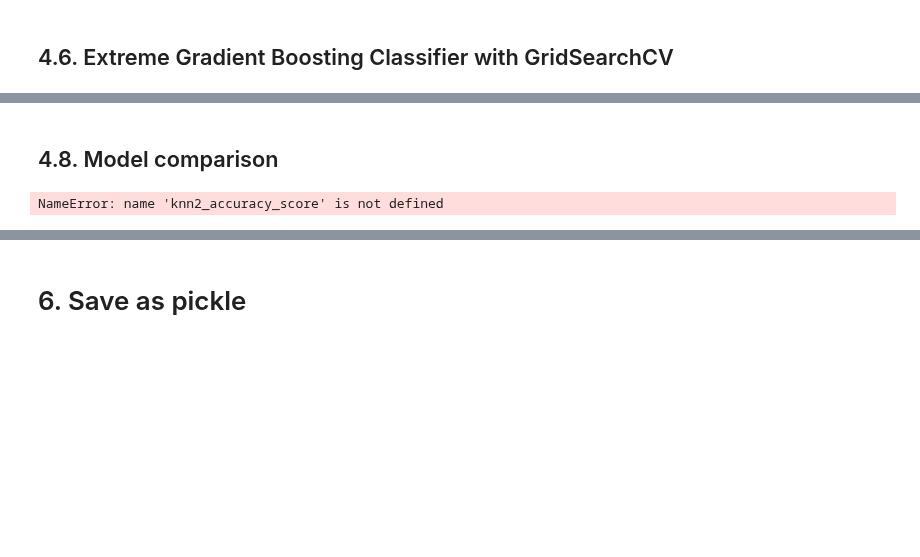
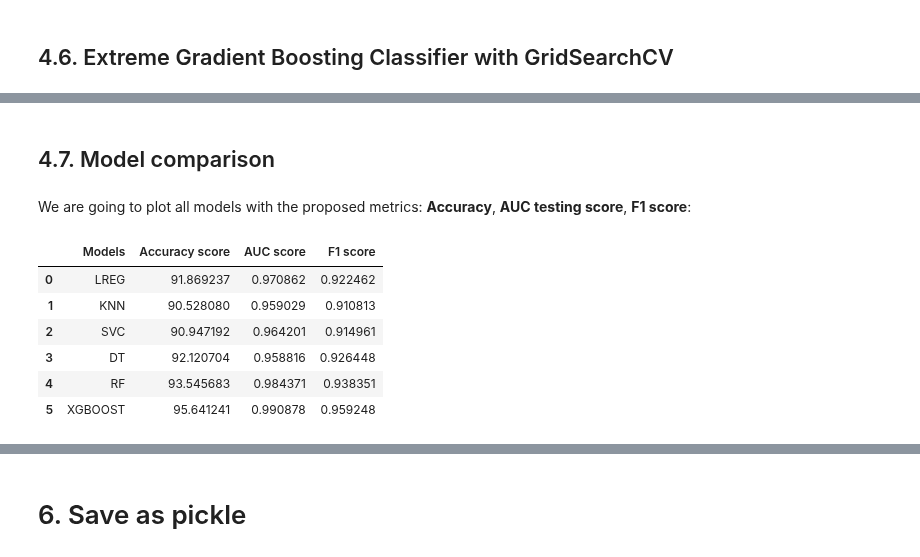
Before and after one commit to pipe11/TFM_fake_news_detector, a Jupyter notebook: models/11_final_notebook_models_explained.ipynb, the cells around one changed output, grey strips where cells are left out. Cells and saved outputs as stored; diff of their text form; code cells hidden in the pictures; blank space fills up the shorter version.

```diff
--- a/models/11_final_notebook_models_explained.ipynb
+++ b/models/11_final_notebook_models_explained.ipynb
@@ -1407,15 +1362,23 @@ Wall time: 661 ms
 # %% [markdown]
-## 4.8. Model comparison
+## 4.7. Model comparison
+# %% [markdown]
+We are going to plot all models with the proposed metrics: **Accuracy**, **AUC testing score**, **F1 score**:
 # %%
 accuracy_score2 = [logreg2_accuracy_score, knn2_accuracy_score, svc2_accuracy_score, dt2_accuracy_score, rf2_accuracy_score, xgb2_accuracy_score]
 auc_score2 = [logreg2_auc_score, knn2_auc_score, svc2_auc_score, dt2_auc_score, rf2_auc_score, xgb2_auc_score]
 f1_score2 = [logreg2_f1_score, knn2_f1_score, svc2_f1_score, dt2_f1_score, rf2_f1_score, xgb2_f1_score]
 models2 = ['LREG', 'KNN', 'SVC', 'DT', 'RF', 'XGBOOST']
 
-data2 = pd.DataFrame({'Models': models, 'Accuracy score': accuracy_score, 'AUC score': auc_score, 'F1 score': f1_score})
+data2 = pd.DataFrame({'Models': models2, 'Accuracy score': accuracy_score2, 'AUC score': auc_score2, 'F1 score': f1_score2})
 data2
 # %% [output]
-NameError: name 'knn2_accuracy_score' is not defined
+|  | Models | Accuracy score | AUC score | F1 score |
+| 0 | LREG | 91.869237 | 0.970862 | 0.922462 |
+| 1 | KNN | 90.528080 | 0.959029 | 0.910813 |
+| 2 | SVC | 90.947192 | 0.964201 | 0.914961 |
+| 3 | DT | 92.120704 | 0.958816 | 0.926448 |
+| 4 | RF | 93.545683 | 0.984371 | 0.938351 |
+| 5 | XGBOOST | 95.641241 | 0.990878 | 0.959248 |
 # %%
 f, axs = plt.subplots(1,3, figsize = (18, 5))
 sns.set(style = 'whitegrid')
```
Also changed, not shown: parts of 39 cells of this notebook, 10 other files.
